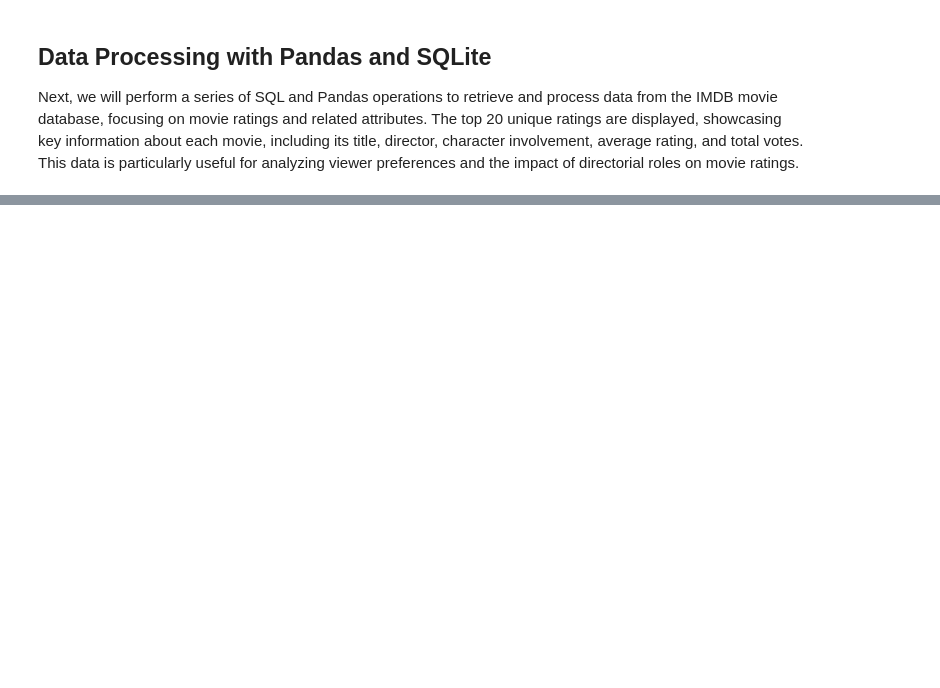
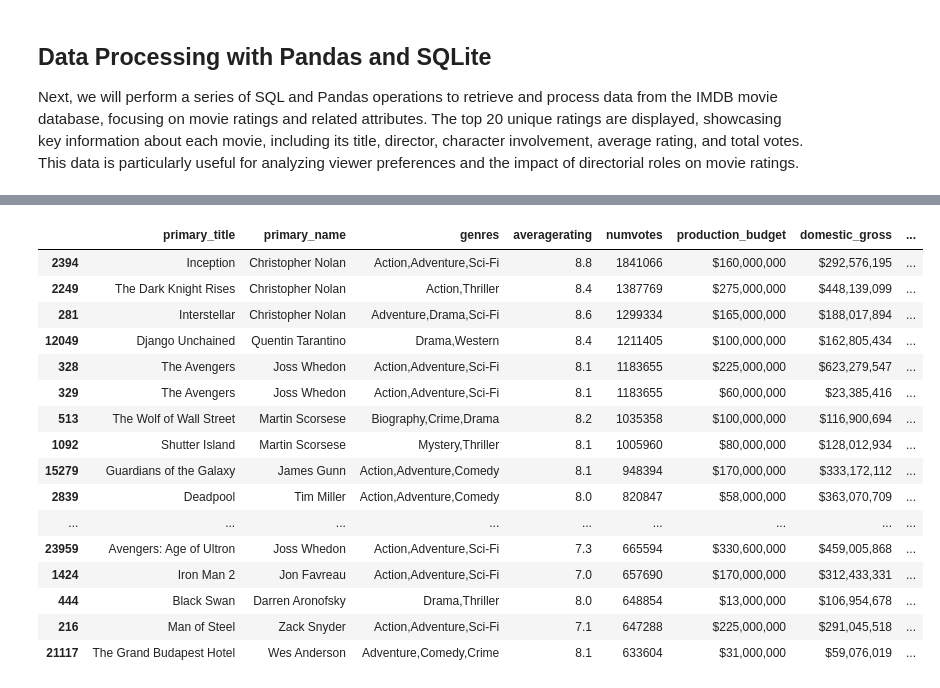
Before and after one commit to nealiyer88/dsc-phase-2-project, a Jupyter notebook: student.ipynb, the cells around one changed output, grey strips where cells are left out. Drawn from its saved outputs; the diff is of its cells as text; code cells hidden in the pictures; blank space fills up the shorter version.

```diff
--- a/student.ipynb
+++ b/student.ipynb
@@ -28,7 +28,23 @@ import os
 # Setting visualisation styles
 sns.set(style="whitegrid")
 
-bom_movie_gross = pd.read_csv(r'C:\Users\neali\Documents\Flatiron\2\phase-2-project-v3\dsc-phase-2-project-v3\zippedData\bom.movie_gross.csv.gz', compression='gzip')
+
+# Load TSV files
+rt_movie_info = pd.read_csv(r'C:\Users\neali\Documents\Flatiron\2\dsc-phase-2-project\zippedData\rt.movie_info.tsv.gz', delimiter='\t', compression='gzip')
+# Load TSV files using latin-1 encoding
+rt_reviews = pd.read_csv(
+    r'C:\Users\neali\Documents\Flatiron\2\dsc-phase-2-project\zippedData\rt.reviews.tsv.gz',
+    delimiter='\t',
+    compression='gzip',
+    encoding='latin-1'
+)
+
+
+# Load CSV files
+bom_movie_gross = pd.read_csv(r'C:\Users\neali\Documents\Flatiron\2\dsc-phase-2-project\zippedData\bom.movie_gross.csv.gz', compression='gzip')
+tmdb_movies = pd.read_csv(r'C:\Users\neali\Documents\Flatiron\2\dsc-phase-2-project\zippedData\tmdb.movies.csv.gz', compression='gzip')
+tn_movie_budgets = pd.read_csv(r'C:\Users\neali\Documents\Flatiron\2\dsc-phase-2-project\zippedData\tn.movie_budgets.csv.gz', compression='gzip')
+
 
 # Path to the zip file
 zip_file_path = r'C:\Users\neali\Documents\Flatiron\2\phase-2-project-v3\dsc-phase-2-project-v3\zippedData\im.db.zip'
@@ -265,0 +196,36 @@ top_20_unique_ratings
+# %%
+# Rename 'title' to 'primary_title' in bom_movie_gross for consistency
+bom_movie_gross = bom_movie_gross.rename(columns={'title': 'primary_title'})
+
+# Merge unique_ratings with bom_movie_gross
+merged_df = pd.merge(unique_ratings, bom_movie_gross[['primary_title']],
+                     on='primary_title', how='left')
+
+# Merge the result with tn_movie_budgets
+final_merged_df = pd.merge(merged_df, tn_movie_budgets[['primary_title', 'production_budget', 'domestic_gross', 'worldwide_gross']],
+                           on='primary_title', how='left')
+
+# Display the first few rows of the final DataFrame
+final2 = final_merged_df.sort_values(by='numvotes', ascending=False)
+
+final_gross = final2.head(30)
+
+final_gross
+# %% [output]
+|  | primary_title | primary_name | genres | averagerating | numvotes | production_budget | domestic_gross | ... |
+| 2394 | Inception | Christopher Nolan | Action,Adventure,Sci-Fi | 8.8 | 1841066 | $160,000,000 | $292,576,195 | ... |
+| 2249 | The Dark Knight Rises | Christopher Nolan | Action,Thriller | 8.4 | 1387769 | $275,000,000 | $448,139,099 | ... |
+| 281 | Interstellar | Christopher Nolan | Adventure,Drama,Sci-Fi | 8.6 | 1299334 | $165,000,000 | $188,017,894 | ... |
+| 12049 | Django Unchained | Quentin Tarantino | Drama,Western | 8.4 | 1211405 | $100,000,000 | $162,805,434 | ... |
+| 328 | The Avengers | Joss Whedon | Action,Adventure,Sci-Fi | 8.1 | 1183655 | $225,000,000 | $623,279,547 | ... |
+| 329 | The Avengers | Joss Whedon | Action,Adventure,Sci-Fi | 8.1 | 1183655 | $60,000,000 | $23,385,416 | ... |
+| 513 | The Wolf of Wall Street | Martin Scorsese | Biography,Crime,Drama | 8.2 | 1035358 | $100,000,000 | $116,900,694 | ... |
+| 1092 | Shutter Island | Martin Scorsese | Mystery,Thriller | 8.1 | 1005960 | $80,000,000 | $128,012,934 | ... |
+| 15279 | Guardians of the Galaxy | James Gunn | Action,Adventure,Comedy | 8.1 | 948394 | $170,000,000 | $333,172,112 | ... |
+| 2839 | Deadpool | Tim Miller | Action,Adventure,Comedy | 8.0 | 820847 | $58,000,000 | $363,070,709 | ... |
+| ... | ... | ... | ... | ... | ... | ... | ... | ... |
+| 23959 | Avengers: Age of Ultron | Joss Whedon | Action,Adventure,Sci-Fi | 7.3 | 665594 | $330,600,000 | $459,005,868 | ... |
+| 1424 | Iron Man 2 | Jon Favreau | Action,Adventure,Sci-Fi | 7.0 | 657690 | $170,000,000 | $312,433,331 | ... |
+| 444 | Black Swan | Darren Aronofsky | Drama,Thriller | 8.0 | 648854 | $13,000,000 | $106,954,678 | ... |
+| 216 | Man of Steel | Zack Snyder | Action,Adventure,Sci-Fi | 7.1 | 647288 | $225,000,000 | $291,045,518 | ... |
+| 21117 | The Grand Budapest Hotel | Wes Anderson | Adventure,Comedy,Crime | 8.1 | 633604 | $31,000,000 | $59,076,019 | ... |
```
Also changed, not shown: parts of 7 cells of this notebook.
